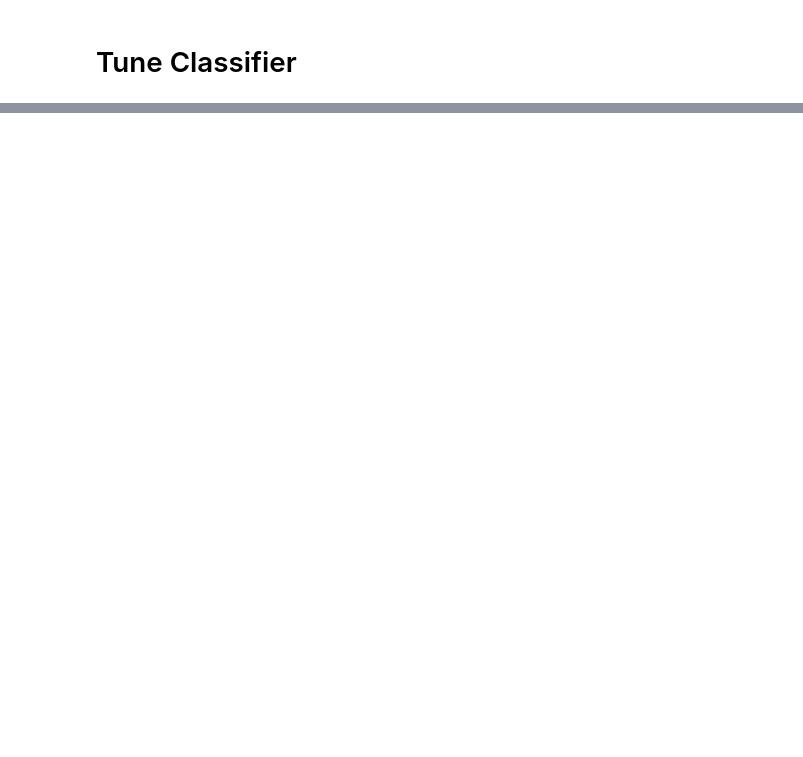
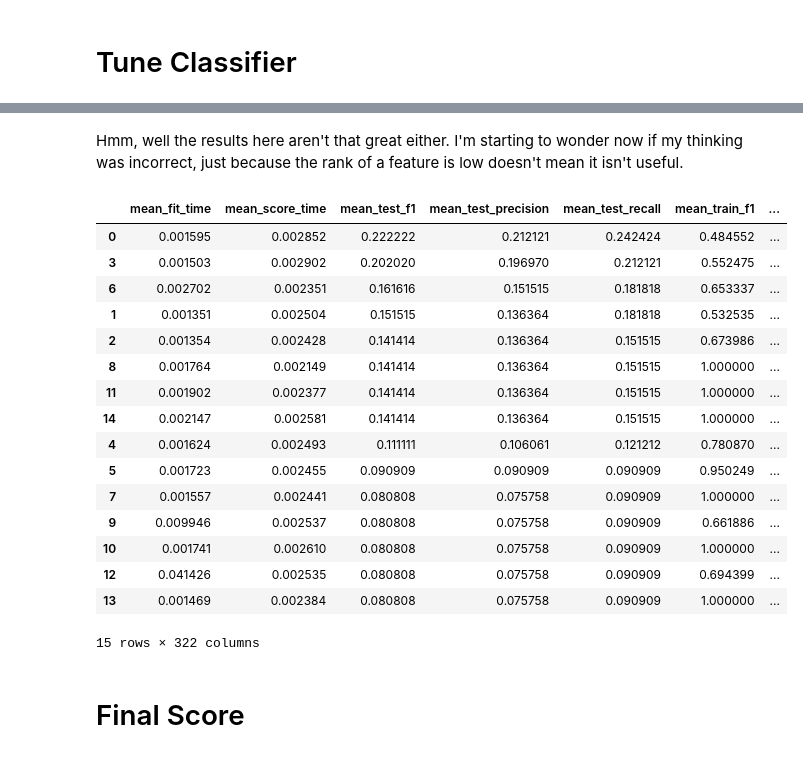
Before and after one commit to bmarshallk/ud120-projects, a Jupyter notebook: final_project/poi_id.ipynb, the cells around one changed output, grey strips where cells are left out. Saved outputs shown, nothing was run; the diff lists cells and outputs as text; code cells hidden in the pictures; blank space fills up the shorter version.

```diff
--- a/final_project/poi_id.ipynb
+++ b/final_project/poi_id.ipynb
@@ -1782,0 +1957,34 @@ From SciPy:
+# %% [markdown]
+Hmm, well the results here aren't that great either. I'm starting to wonder now if my thinking was incorrect, just because the rank of a feature is low doesn't mean it isn't useful.
+# %%
+features_train, features_test, labels_train, labels_test = ExtractAndSplit(feature_list, data_dict, random_state, scale_data=True)
+
+#Setting up the parameter space to explore
+parameters = {'kernel':('linear', 'rbf', 'poly'),
+              'C':[1, 10, 100, 1000, 10000]
+             }
+svc = svm.SVC(class_weight='balanced', gamma="scale")
+clf = GridSearchCV(svc, parameters, scoring=['precision','recall','f1'], refit=False, cv=50)
+clf.fit(features_train, labels_train)
+svc_results = pd.DataFrame(clf.cv_results_)
+svc_results.sort_values(by=['mean_test_f1'], ascending=False)
+# %% [output]
+|  | mean_fit_time | mean_score_time | mean_test_f1 | mean_test_precision | mean_test_recall | mean_train_f1 | ... |
+| 0 | 0.001595 | 0.002852 | 0.222222 | 0.212121 | 0.242424 | 0.484552 | ... |
+| 3 | 0.001503 | 0.002902 | 0.202020 | 0.196970 | 0.212121 | 0.552475 | ... |
+| 6 | 0.002702 | 0.002351 | 0.161616 | 0.151515 | 0.181818 | 0.653337 | ... |
+| 1 | 0.001351 | 0.002504 | 0.151515 | 0.136364 | 0.181818 | 0.532535 | ... |
+| 2 | 0.001354 | 0.002428 | 0.141414 | 0.136364 | 0.151515 | 0.673986 | ... |
+| 8 | 0.001764 | 0.002149 | 0.141414 | 0.136364 | 0.151515 | 1.000000 | ... |
+| 11 | 0.001902 | 0.002377 | 0.141414 | 0.136364 | 0.151515 | 1.000000 | ... |
+| 14 | 0.002147 | 0.002581 | 0.141414 | 0.136364 | 0.151515 | 1.000000 | ... |
+| 4 | 0.001624 | 0.002493 | 0.111111 | 0.106061 | 0.121212 | 0.780870 | ... |
+| 5 | 0.001723 | 0.002455 | 0.090909 | 0.090909 | 0.090909 | 0.950249 | ... |
+| 7 | 0.001557 | 0.002441 | 0.080808 | 0.075758 | 0.090909 | 1.000000 | ... |
+| 9 | 0.009946 | 0.002537 | 0.080808 | 0.075758 | 0.090909 | 0.661886 | ... |
+| 10 | 0.001741 | 0.002610 | 0.080808 | 0.075758 | 0.090909 | 1.000000 | ... |
+| 12 | 0.041426 | 0.002535 | 0.080808 | 0.075758 | 0.090909 | 0.694399 | ... |
+| 13 | 0.001469 | 0.002384 | 0.080808 | 0.075758 | 0.090909 | 1.000000 | ... |
+15 rows × 322 columns
+# %% [markdown]
+# Final Score
```
Also changed, not shown: parts of 24 cells of this notebook.
